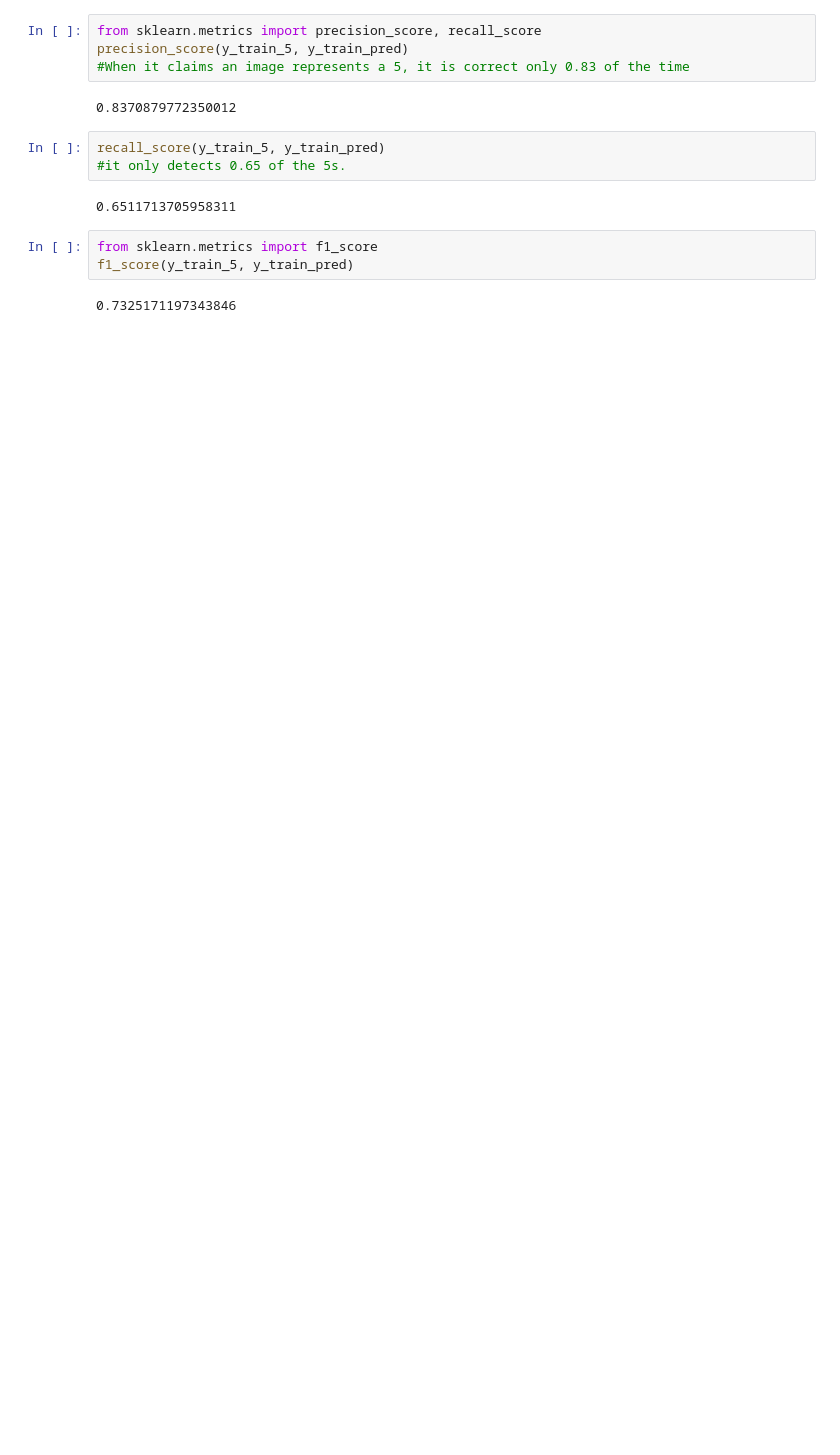
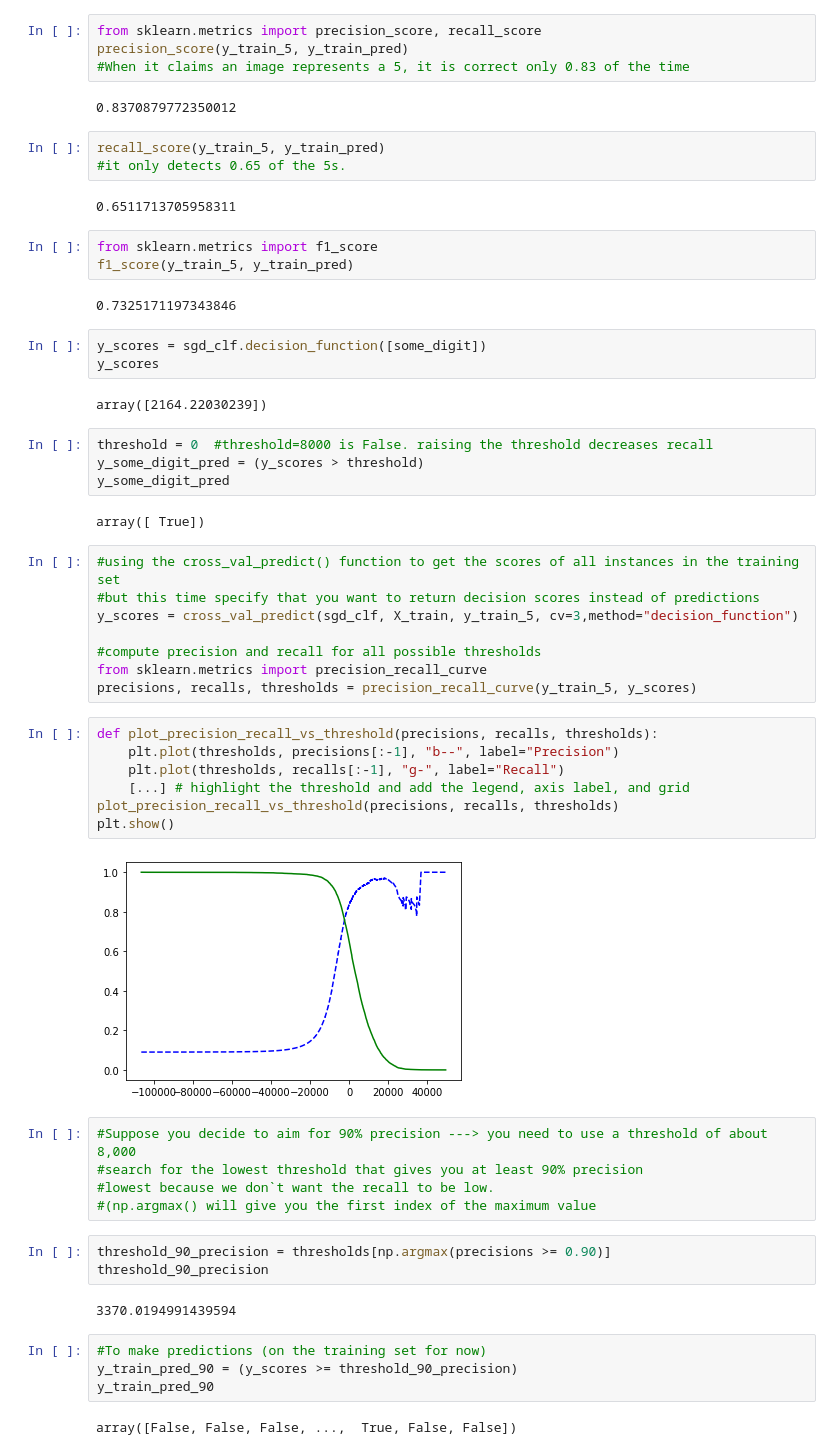
Before and after one commit to Elahe-hmh/ML_practice, a Jupyter notebook: MNIST (Training a Binary Classifier).ipynb, the cells around one changed output. Drawn from its saved outputs; the diff is of its cells as text; blank space fills up the shorter version.

```diff
--- a/MNIST (Training a Binary Classifier).ipynb
+++ b/MNIST (Training a Binary Classifier).ipynb
@@ -84,3 +84,47 @@ from sklearn.metrics import f1_score
 f1_score(y_train_5, y_train_pred)
 # %% [output]
 0.7325171197343846
+# %%
+y_scores = sgd_clf.decision_function([some_digit])
+y_scores
+# %% [output]
+array([2164.22030239])
+# %%
+threshold = 0  #threshold=8000 is False. raising the threshold decreases recall
+y_some_digit_pred = (y_scores > threshold)
+y_some_digit_pred
+# %% [output]
+array([ True])
+# %%
+#using the cross_val_predict() function to get the scores of all instances in the training set
+#but this time specify that you want to return decision scores instead of predictions
+y_scores = cross_val_predict(sgd_clf, X_train, y_train_5, cv=3,method="decision_function")
+
+#compute precision and recall for all possible thresholds
+from sklearn.metrics import precision_recall_curve
+precisions, recalls, thresholds = precision_recall_curve(y_train_5, y_scores)
+# %%
+def plot_precision_recall_vs_threshold(precisions, recalls, thresholds):
+    plt.plot(thresholds, precisions[:-1], "b--", label="Precision")
+    plt.plot(thresholds, recalls[:-1], "g-", label="Recall")
+    [...] # highlight the threshold and add the legend, axis label, and grid
+plot_precision_recall_vs_threshold(precisions, recalls, thresholds)
+plt.show()
+# %% [output]
+[figure, added]
+# %%
+#Suppose you decide to aim for 90% precision ---> you need to use a threshold of about 8,000
+#search for the lowest threshold that gives you at least 90% precision
+#lowest because we don`t want the recall to be low.
+#(np.argmax() will give you the first index of the maximum value
+# %%
+threshold_90_precision = thresholds[np.argmax(precisions >= 0.90)]
+threshold_90_precision
+# %% [output]
+3370.0194991439594
+# %%
+#To make predictions (on the training set for now)
+y_train_pred_90 = (y_scores >= threshold_90_precision)
+y_train_pred_90
+# %% [output]
+array([False, False, False, ...,  True, False, False])
```
Also changed, not shown: parts of 5 cells of this notebook.
